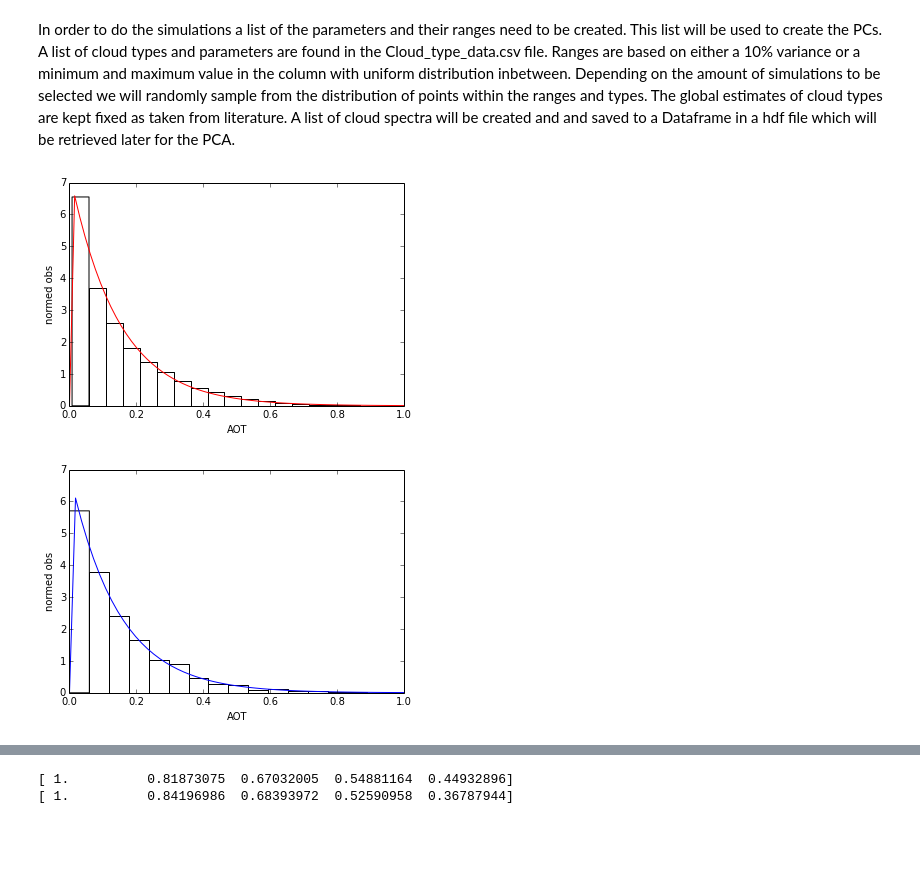
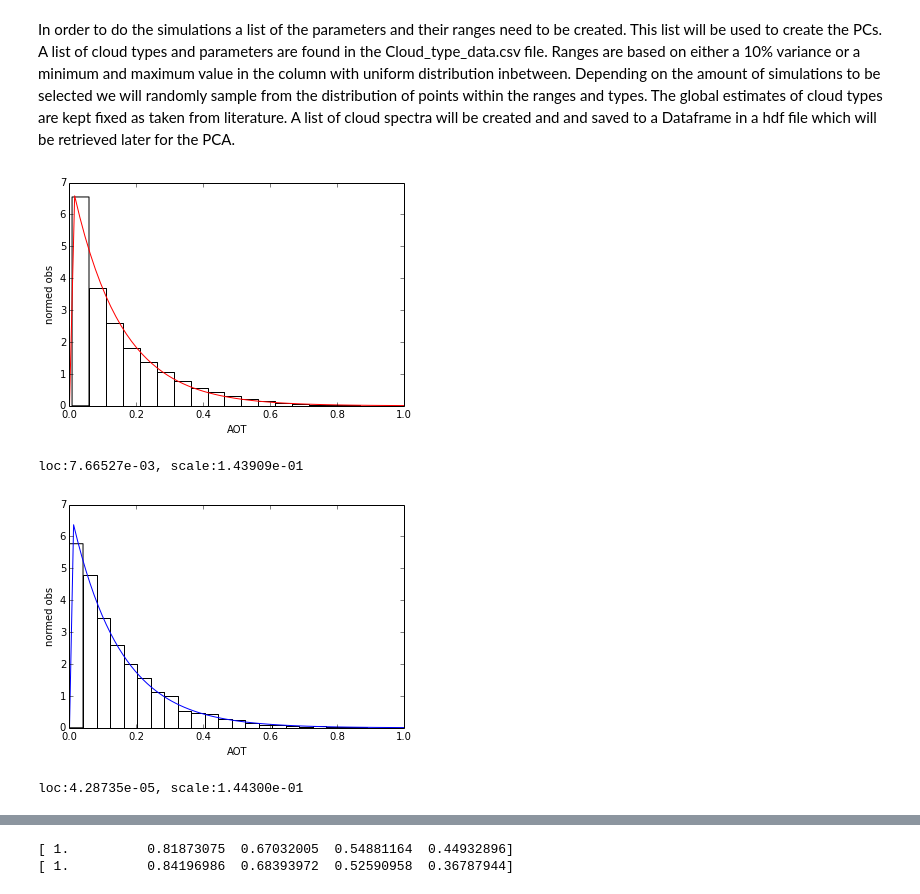
Before and after one commit to malapradej/Fluorescence_PhD, a Jupyter notebook: DASF/DASF_WB1_Clouds.ipynb, the cells around one changed output, grey strips where cells are left out. Cells and saved outputs as stored; diff of their text form; code cells hidden in the pictures; blank space fills up the shorter version.

```diff
--- a/DASF/DASF_WB1_Clouds.ipynb
+++ b/DASF/DASF_WB1_Clouds.ipynb
@@ -49,8 +51,8 @@ def slit_smooth(lam, spectrum, fwhm, width):
 import os
 import glob
 import numpy as np
+%matplotlib inline
 import scipy.misc as misc
-import matplotlib.pylab as plt
 import gdal
 
 root = '/home/malapradej/Documents/PhD_UCL/Data/SeaWIFS/Aerosols'
@@ -88,38 +90,42 @@ dist = stats.expon
 
 x = np.linspace(0, y.max(), 100, endpoint=True)
 # fit
-param = dist.fit(y) #shape, loc, scale
-pdf_fitted = dist.pdf(x, *param)
+param_aot = dist.fit(y) #shape, loc, scale
+pdf_fitted = dist.pdf(x, *param_aot)
 plt.plot(x, pdf_fitted, color='r')
 
 # plot the histogram
 plt.hist(y, bins=30, color='w', normed=True)
 plt.xlim(0,1)
-plt.ylabel('normed obs')
-plt.xlabel('AOT')
+plt.ylabel('normed obs', fontsize='large')
+plt.xlabel('AOT', fontsize='large')
 plt.show()
+print 'loc:%.5e, scale:%.5e' %param_aot # loc:7.66527e-03, scale:1.43909e-01
 # %% [output]
 [figure]
+loc:7.66527e-03, scale:1.43909e-01
 # %%
 # now test to see if run of random exponential distribution with the params over many simulations get the same curve
 test = []
 for i in np.arange(4000):
-    test.append(np.random.exponential(param[-1]))
+    test.append(np.random.exponential(param_aot[-1]))
 
 yt = np.array(test)
 dist = stats.expon
 
 xt = np.linspace(0, yt.max(), 100, endpoint=True)
 # fit
 paramt = dist.fit(yt) #shape, loc, scale
 pdf_fittedt = dist.pdf(xt, *paramt)
 plt.plot(xt, pdf_fittedt, color='b')
 
 # plot the histogram
 plt.hist(yt, bins=30, color='w', normed=True)
 plt.xlim(0,1)
-plt.ylabel('normed obs')
-plt.xlabel('AOT')
+plt.ylabel('normed obs', fontsize='large')
+plt.xlabel('AOT', fontsize='large')
 plt.show()
+print 'loc:%.5e, scale:%.5e' %paramt # loc:4.28735e-05, scale:1.44300e-01
 # %% [output]
-[figure, old version]
+[figure, new version]
+loc:4.28735e-05, scale:1.44300e-01
```
Also changed, not shown: parts of 8 cells of this notebook.
